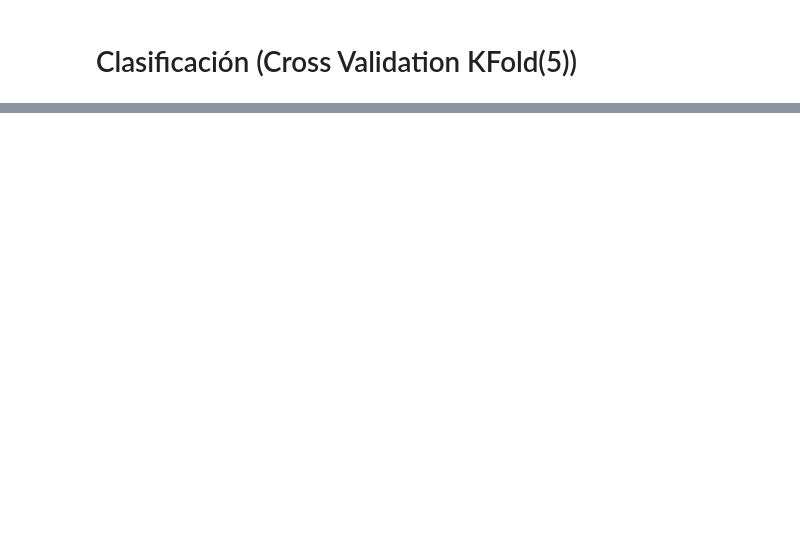
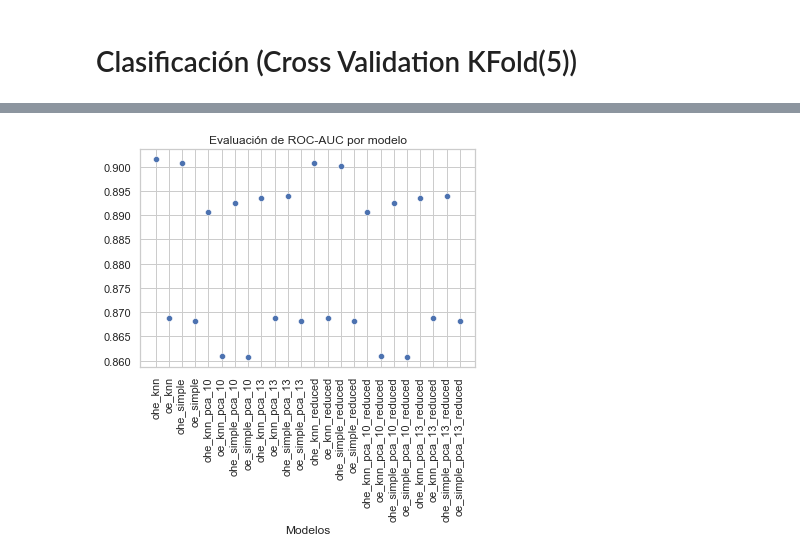
Before and after one commit to tomaspemora/desafio-latam-tareas-BA-TP, a Jupyter notebook: fundamentos_data_science/Prueba/desafio_1.ipynb, the cells around one changed output, grey strips where cells are left out. Drawn from its saved outputs; the diff is of its cells as text; code cells hidden in the pictures; blank space fills up the shorter version.

```diff
--- a/fundamentos_data_science/Prueba/desafio_1.ipynb
+++ b/fundamentos_data_science/Prueba/desafio_1.ipynb
@@ -733,0 +797,8 @@ En este caso como ambas clases son igual de importantes, precission y recall no
+# %%
+
+sns.scatterplot(x = list(data_processed.keys()), y = roc_graf)
+plt.title("Evaluación de ROC-AUC por modelo")
+plt.xlabel("Modelos")
+plt.xticks(rotation = 90);
+# %% [output]
+[figure, added]
```
Also changed, not shown: parts of 36 cells of this notebook, 2 other files.
